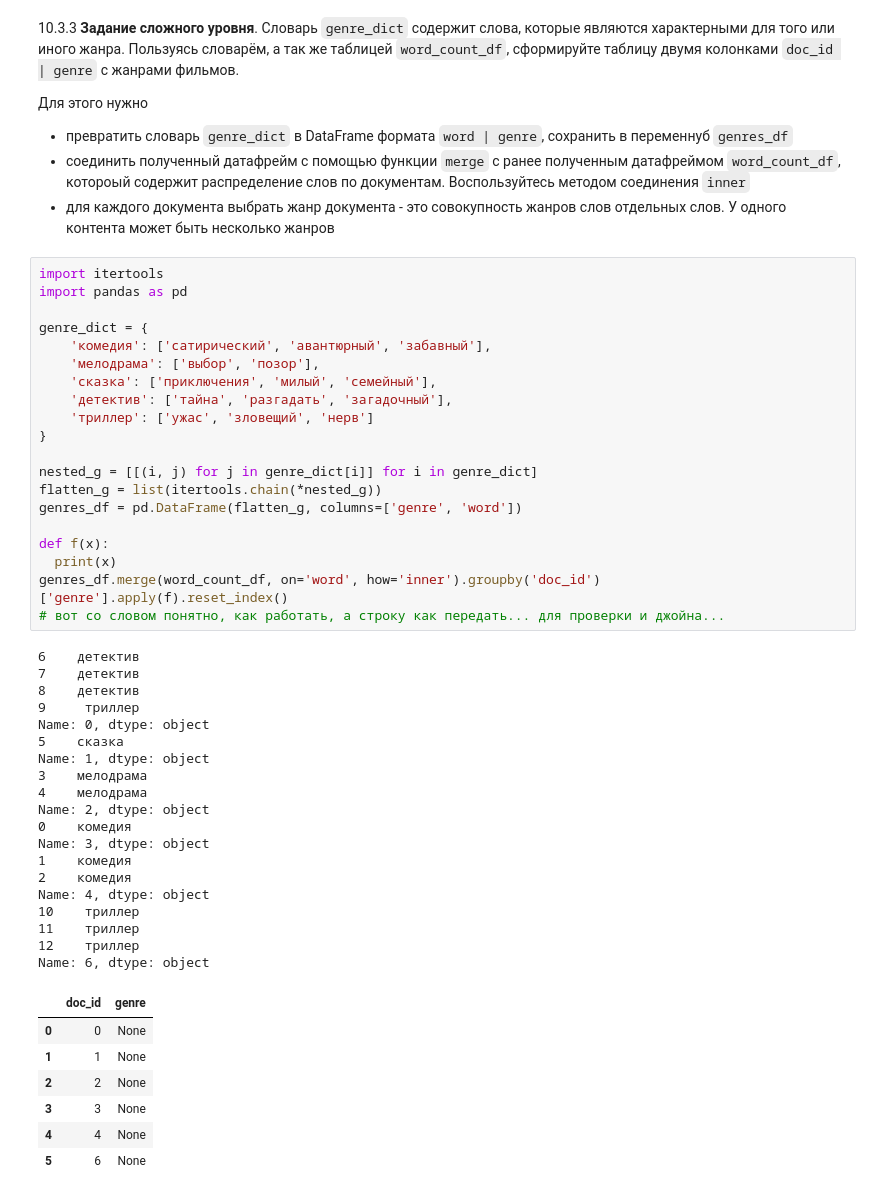
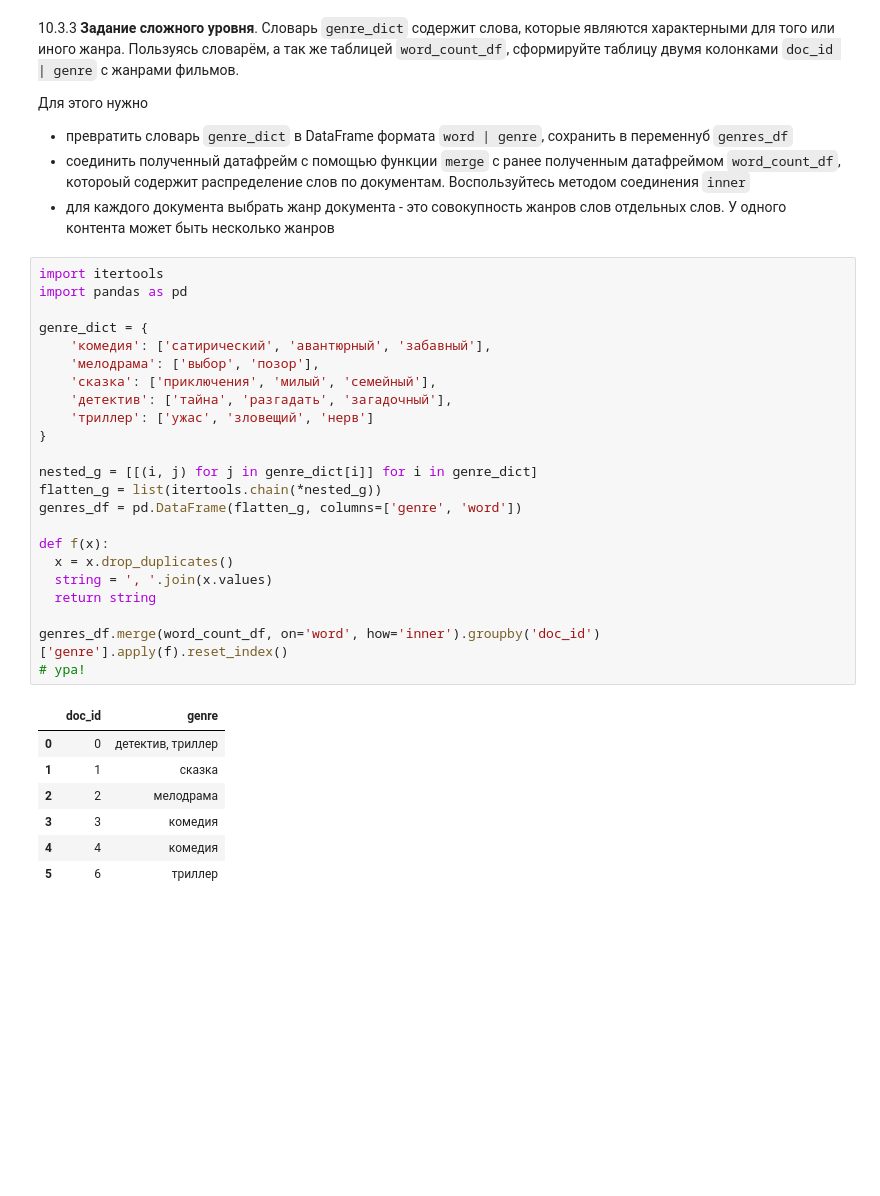
Before and after one commit to scomarae/SkillBox, a Jupyter notebook: Работа_со_строками_Домашняя_работа.ipynb, the cells around one changed output. Saved outputs shown, nothing was run; the diff lists cells and outputs as text; blank space fills up the shorter version.

```diff
--- a/Работа_со_строками_Домашняя_работа.ipynb
+++ b/Работа_со_строками_Домашняя_работа.ipynb
@@ -151,47 +156,31 @@ reg_comp.findall(raw_text)
 # %%
 import itertools
 import pandas as pd
 
 genre_dict = {
     'комедия': ['сатирический', 'авантюрный', 'забавный'],
     'мелодрама': ['выбор', 'позор'],
     'сказка': ['приключения', 'милый', 'семейный'],
     'детектив': ['тайна', 'разгадать', 'загадочный'],
     'триллер': ['ужас', 'зловещий', 'нерв']
 }
 
 nested_g = [[(i, j) for j in genre_dict[i]] for i in genre_dict]
 flatten_g = list(itertools.chain(*nested_g))
 genres_df = pd.DataFrame(flatten_g, columns=['genre', 'word'])
 
 def f(x):
-  print(x)
+  x = x.drop_duplicates()
+  string = ', '.join(x.values)
+  return string
+
 genres_df.merge(word_count_df, on='word', how='inner').groupby('doc_id')['genre'].apply(f).reset_index()
-# вот со словом понятно, как работать, а строку как передать... для проверки и джойна...
+# ура!
 # %% [output]
-6    детектив
-7    детектив
-8    детектив
-9     триллер
-Name: 0, dtype: object
-5    сказка
-Name: 1, dtype: object
-3    мелодрама
-4    мелодрама
-Name: 2, dtype: object
-0    комедия
-Name: 3, dtype: object
-1    комедия
-2    комедия
-Name: 4, dtype: object
-10    триллер
-11    триллер
-12    триллер
-Name: 6, dtype: object
 |  | doc_id | genre |
-| 0 | 0 | None |
-| 1 | 1 | None |
-| 2 | 2 | None |
-| 3 | 3 | None |
-| 4 | 4 | None |
-| 5 | 6 | None |
+| 0 | 0 | детектив, триллер |
+| 1 | 1 | сказка |
+| 2 | 2 | мелодрама |
+| 3 | 3 | комедия |
+| 4 | 4 | комедия |
+| 5 | 6 | триллер |
```
Also changed, not shown: parts of 2 cells of this notebook.
